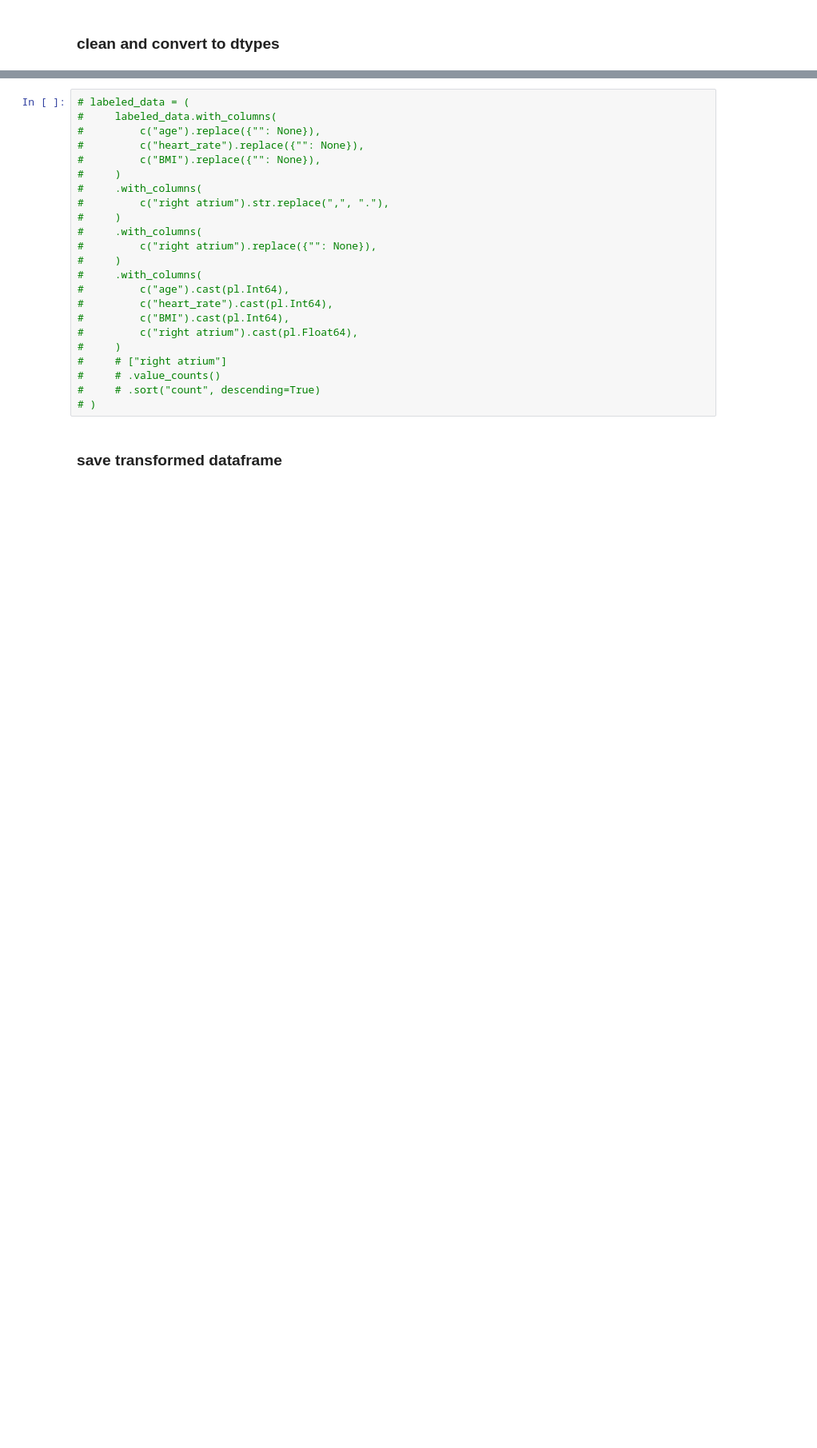
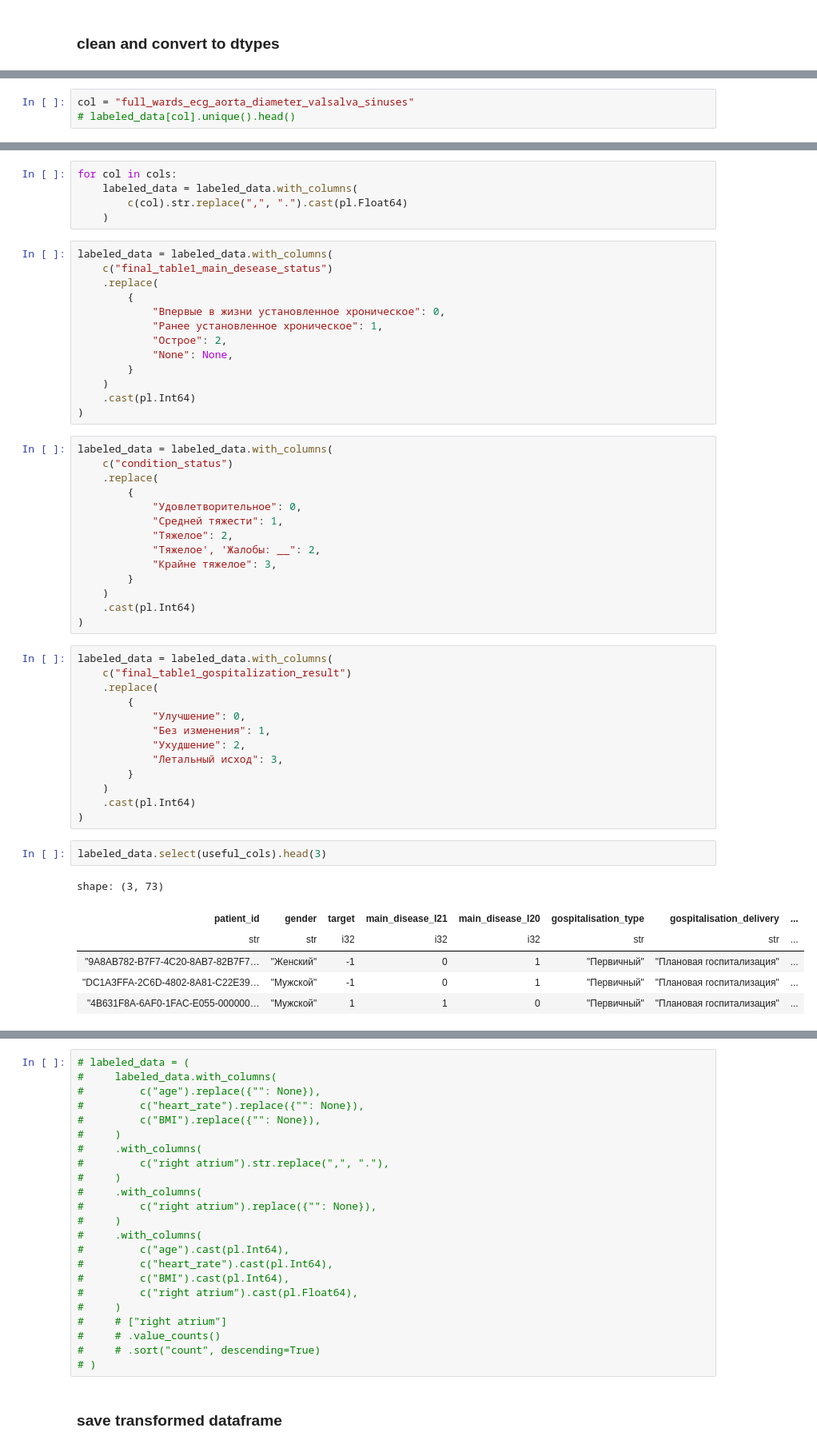
Before and after one commit to KonstantinBurkin/parse-records, a Jupyter notebook: notebooks/7.1_transform_epic_data.ipynb, the cells around one changed output, grey strips where cells are left out. Shown at 80% size. Cells and saved outputs as stored; diff of their text form; blank space fills up the shorter version.

```diff
--- a/notebooks/7.1_transform_epic_data.ipynb
+++ b/notebooks/7.1_transform_epic_data.ipynb
@@ -985,0 +1077,3 @@ shape: (5, 79)
+# %%
+col = "full_wards_ecg_aorta_diameter_valsalva_sinuses"
+# labeled_data[col].unique().head()
@@ -985,0 +1109,54 @@ shape: (5, 79)
+# %%
+for col in cols:
+    labeled_data = labeled_data.with_columns(
+        c(col).str.replace(",", ".").cast(pl.Float64)
+    )
+# %%
+labeled_data = labeled_data.with_columns(
+    c("final_table1_main_desease_status")
+    .replace(
+        {
+            "Впервые в жизни установленное хроническое": 0,
+            "Ранее установленное хроническое": 1,
+            "Острое": 2,
+            "None": None,
+        }
+    )
+    .cast(pl.Int64)
+)
+# %%
+labeled_data = labeled_data.with_columns(
+    c("condition_status")
+    .replace(
+        {
+            "Удовлетворительное": 0,
+            "Средней тяжести": 1,
+            "Тяжелое": 2,
+            "Тяжелое', 'Жалобы: __": 2,
+            "Крайне тяжелое": 3,
+        }
+    )
+    .cast(pl.Int64)
+)
+# %%
+labeled_data = labeled_data.with_columns(
+    c("final_table1_gospitalization_result")
+    .replace(
+        {
+            "Улучшение": 0,
+            "Без изменения": 1,
+            "Ухудшение": 2,
+            "Летальный исход": 3,
+        }
+    )
+    .cast(pl.Int64)
+)
+# %%
+labeled_data.select(useful_cols).head(3)
+# %% [output]
+shape: (3, 73)
+| patient_id | gender | target | main_disease_I21 | main_disease_I20 | gospitalisation_type | gospitalisation_delivery | ... |
+| str | str | i32 | i32 | i32 | str | str | ... |
+| "9A8AB782-B7F7-4C20-8AB7-82B7F7… | "Женский" | -1 | 0 | 1 | "Первичный" | "Плановая госпитализация" | ... |
+| "DC1A3FFA-2C6D-4802-8A81-C22E39… | "Мужской" | -1 | 0 | 1 | "Первичный" | "Плановая госпитализация" | ... |
+| "4B631F8A-6AF0-1FAC-E055-000000… | "Мужской" | 1 | 1 | 0 | "Первичный" | "Плановая госпитализация" | ... |
```
Also changed, not shown: parts of 17 cells of this notebook.
